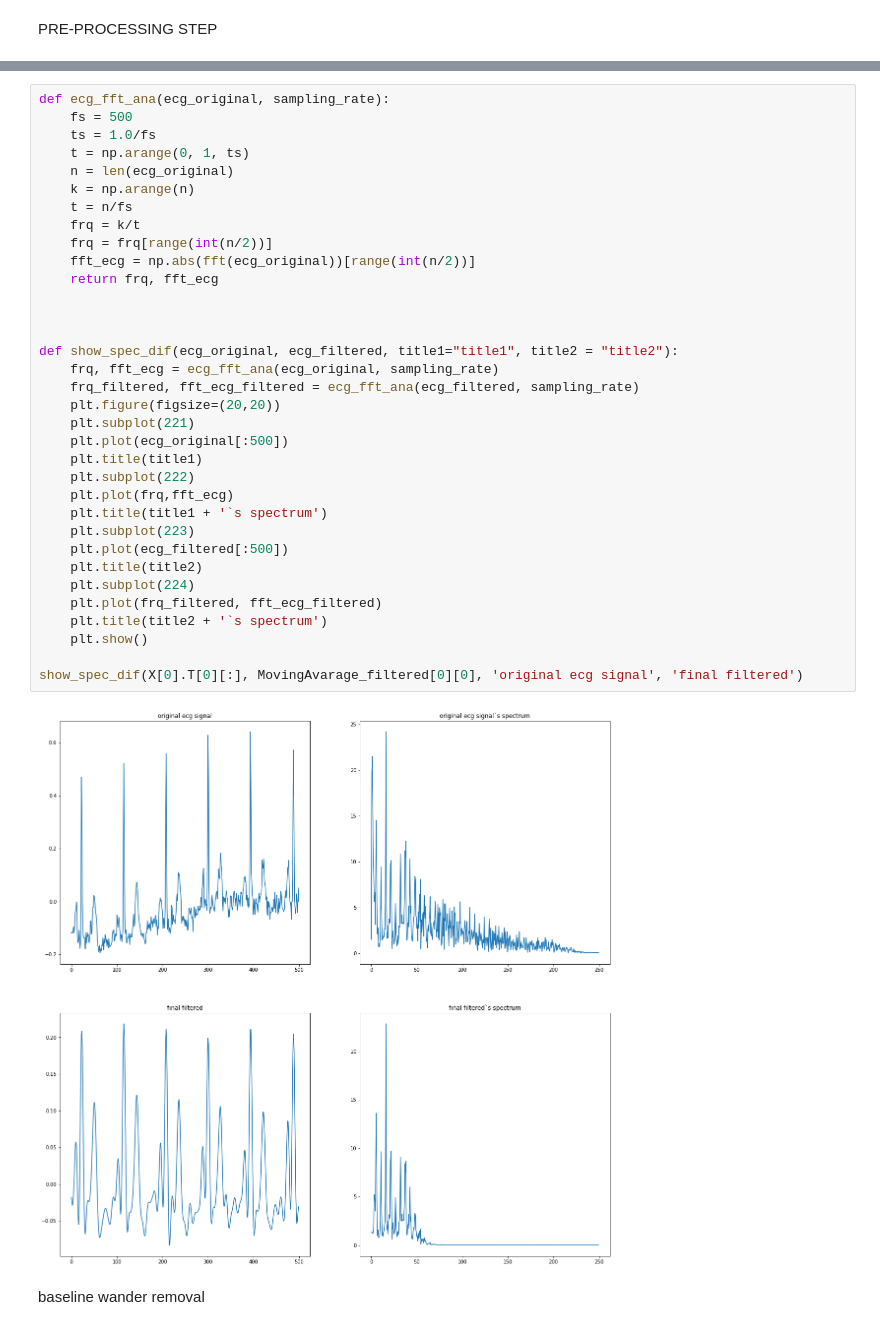
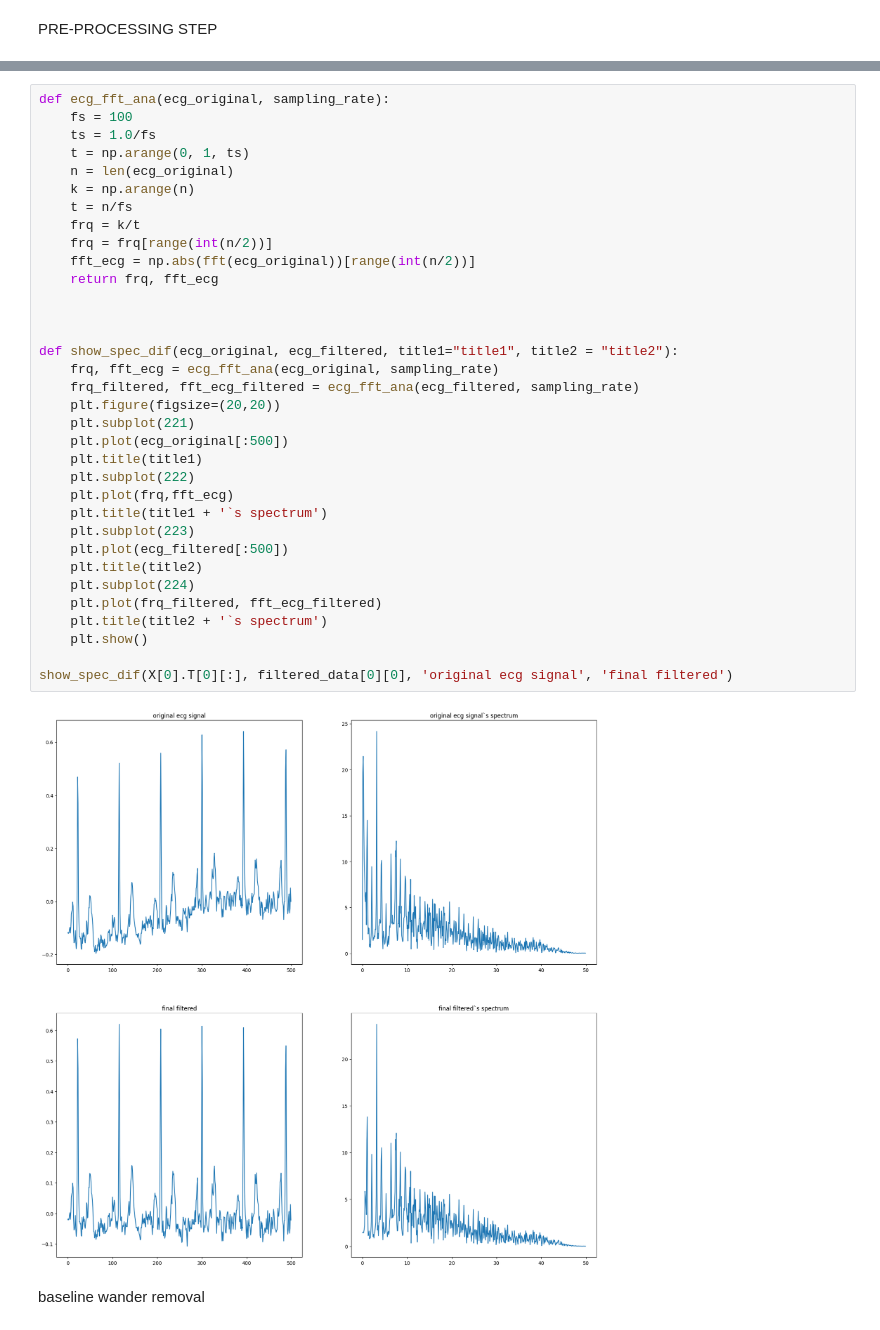
Before and after one commit to donyafiuji/ECG-diagnosis, a Jupyter notebook: data.ipynb, the cells around one changed output, grey strips where cells are left out. Cells and saved outputs as stored; diff of their text form.

```diff
--- a/data.ipynb
+++ b/data.ipynb
@@ -69,39 +64,39 @@ plt.show()
 # %%
 def ecg_fft_ana(ecg_original, sampling_rate):
-    fs = 500
+    fs = 100
     ts = 1.0/fs
     t = np.arange(0, 1, ts)
     n = len(ecg_original)
     k = np.arange(n)
     t = n/fs
     frq = k/t
     frq = frq[range(int(n/2))]
     fft_ecg = np.abs(fft(ecg_original))[range(int(n/2))]
     return frq, fft_ecg
 
 
 
 def show_spec_dif(ecg_original, ecg_filtered, title1="title1", title2 = "title2"):
     frq, fft_ecg = ecg_fft_ana(ecg_original, sampling_rate)
     frq_filtered, fft_ecg_filtered = ecg_fft_ana(ecg_filtered, sampling_rate)
     plt.figure(figsize=(20,20))
     plt.subplot(221)
     plt.plot(ecg_original[:500])
     plt.title(title1)
     plt.subplot(222)
     plt.plot(frq,fft_ecg)
     plt.title(title1 + '`s spectrum')
     plt.subplot(223)
     plt.plot(ecg_filtered[:500])
     plt.title(title2)
     plt.subplot(224)
     plt.plot(frq_filtered, fft_ecg_filtered)
     plt.title(title2 + '`s spectrum')
     plt.show()
 
-show_spec_dif(X[0].T[0][:], MovingAvarage_filtered[0][0], 'original ecg signal', 'final filtered')
+show_spec_dif(X[0].T[0][:], filtered_data[0][0], 'original ecg signal', 'final filtered')
 # %% [output]
-[figure, old version]
+[figure, new version]
 # %% [markdown]
 baseline wander removal
 # %%
```
Also changed, not shown: parts of 11 cells of this notebook.
